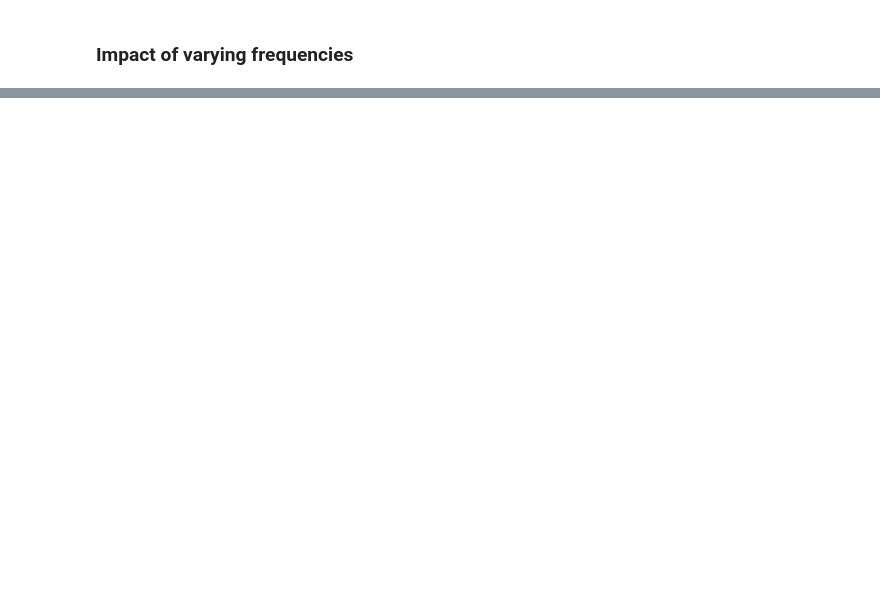
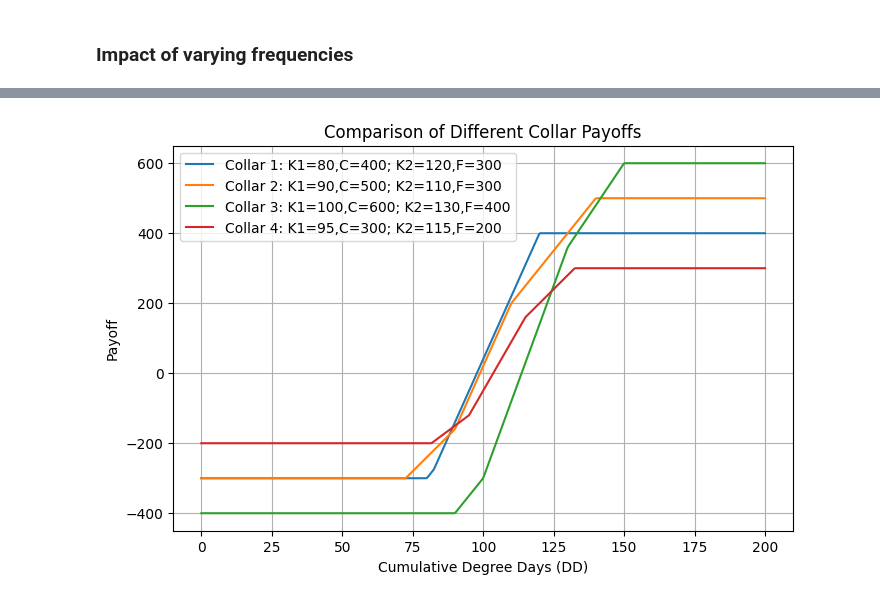
Before and after one commit to GiorgioCampo/CF_Assignment2, a Jupyter notebook: main.ipynb, the cells around one changed output, grey strips where cells are left out. Drawn from its saved outputs; the diff is of its cells as text; code cells hidden in the pictures; blank space fills up the shorter version.

```diff
--- a/main.ipynb
+++ b/main.ipynb
@@ -195,0 +651,32 @@ Frequency       Price (No CV)   Std Err (No CV) Price (CV)      Std Err (CV)
+# %%
+# Generate a range of cumulative degree days (DD)
+DD_range = np.linspace(0, 200, 500)
+
+# Define different collar parameter sets
+collar_params = [
+    {"K1": 80, "alpha": 10, "C": 400, "K2": 120, "beta": 8, "F": 300},
+    {"K1": 90, "alpha": 10, "C": 500, "K2": 110, "beta": 8, "F": 300},
+    {"K1": 100, "alpha": 12, "C": 600, "K2": 130, "beta": 10, "F": 400},
+    {"K1": 95, "alpha": 8, "C": 300, "K2": 115, "beta": 6, "F": 200},
+]
+
+# Compute and plot each collar
+plt.figure(figsize=(8, 5))
+for i, params in enumerate(collar_params, 1):
+    payoffs = collar(
+        DD_range,
+        params["K1"], params["alpha"], params["C"],
+        params["K2"], params["beta"], params["F"]
+    )
+    label = (f"Collar {i}: K1={params['K1']},C={params['C']}; "
+             f"K2={params['K2']},F={params['F']}")
+    plt.plot(DD_range, payoffs, label=label)
+
+plt.title("Comparison of Different Collar Payoffs")
+plt.xlabel("Cumulative Degree Days (DD)")
+plt.ylabel("Payoff")
+plt.legend()
+plt.grid(True)
+plt.show()
+# %% [output]
+[figure, added]
```
Also changed, not shown: parts of 25 cells of this notebook, 2 other files.
